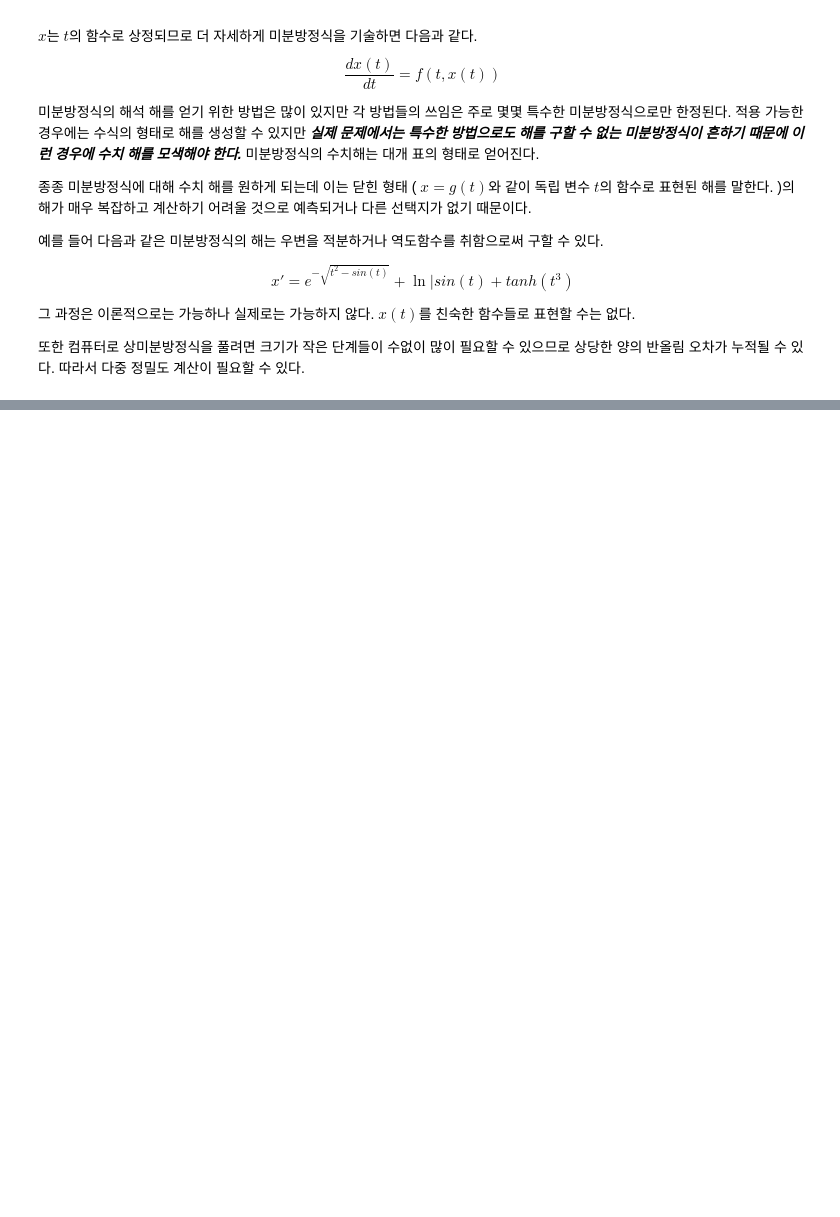
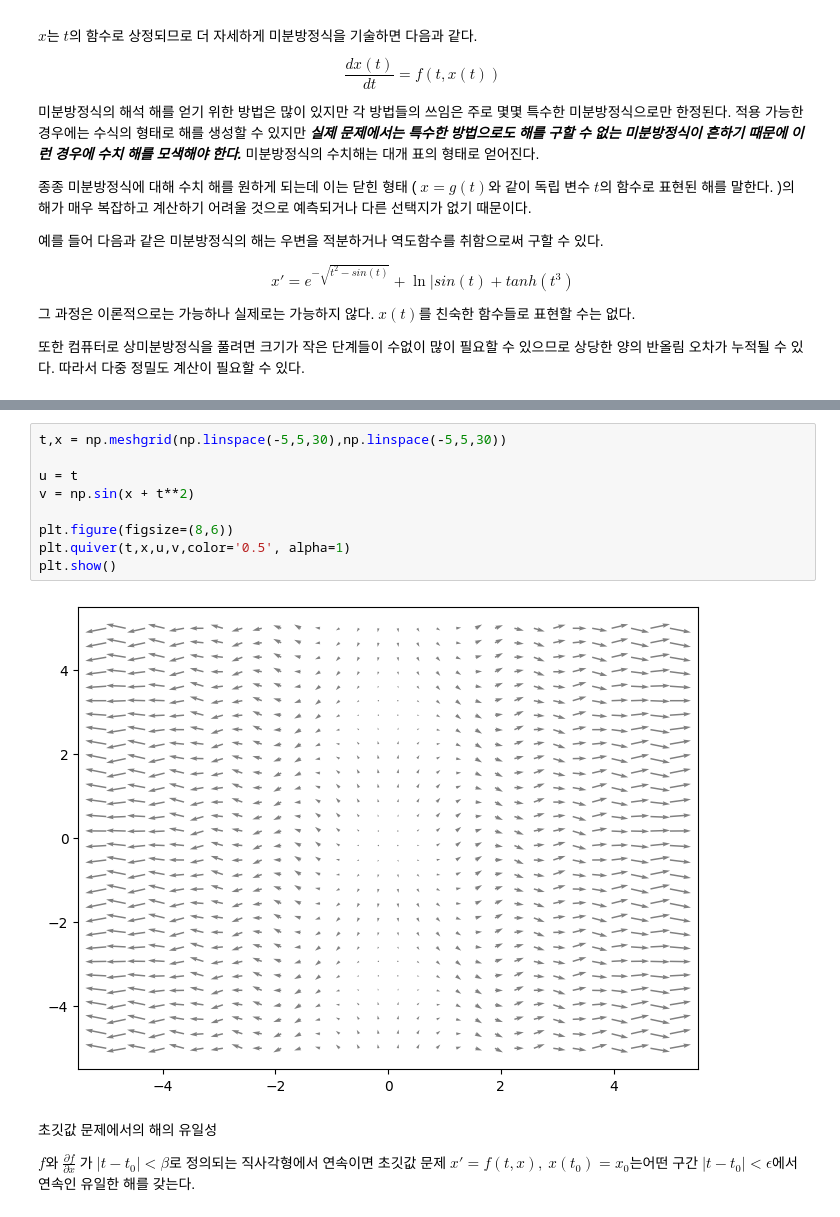
Before and after one commit to tirals88/Numerical-Mathematics-and-Computing, a Jupyter notebook: Chap7_Initial Values Problems.ipynb, the cells around one changed output, grey strips where cells are left out. Saved outputs shown, nothing was run; the diff lists cells and outputs as text; blank space fills up the shorter version.

```diff
--- a/Chap7_Initial Values Problems.ipynb
+++ b/Chap7_Initial Values Problems.ipynb
@@ -37,0 +61,15 @@ $$x' = e^{-\sqrt{t^{2} - sin(t)}} + \ln{|sin(t) + tanh(t^{3})}$$
+# %%
+t,x = np.meshgrid(np.linspace(-5,5,30),np.linspace(-5,5,30))
+
+u = t
+v = np.sin(x + t**2)
+
+plt.figure(figsize=(8,6))
+plt.quiver(t,x,u,v,color='0.5', alpha=1)
+plt.show()
+# %% [output]
+[figure, added]
+# %% [markdown]
+초깃값 문제에서의 해의 유일성
+
+$f$와 $\frac{\partial f}{\partial x}$ 가 $|t-t_{0}|<\beta$로 정의되는 직사각형에서 연속이면 초깃값 문제 $x'=f(t, x),\: x(t_{0}) = x_{0}$는어떤 구간 $|t-t_{0}|<\epsilon$에서 연속인 유일한 해를 갖는다.
```
Also changed, not shown: parts of 5 cells of this notebook.
